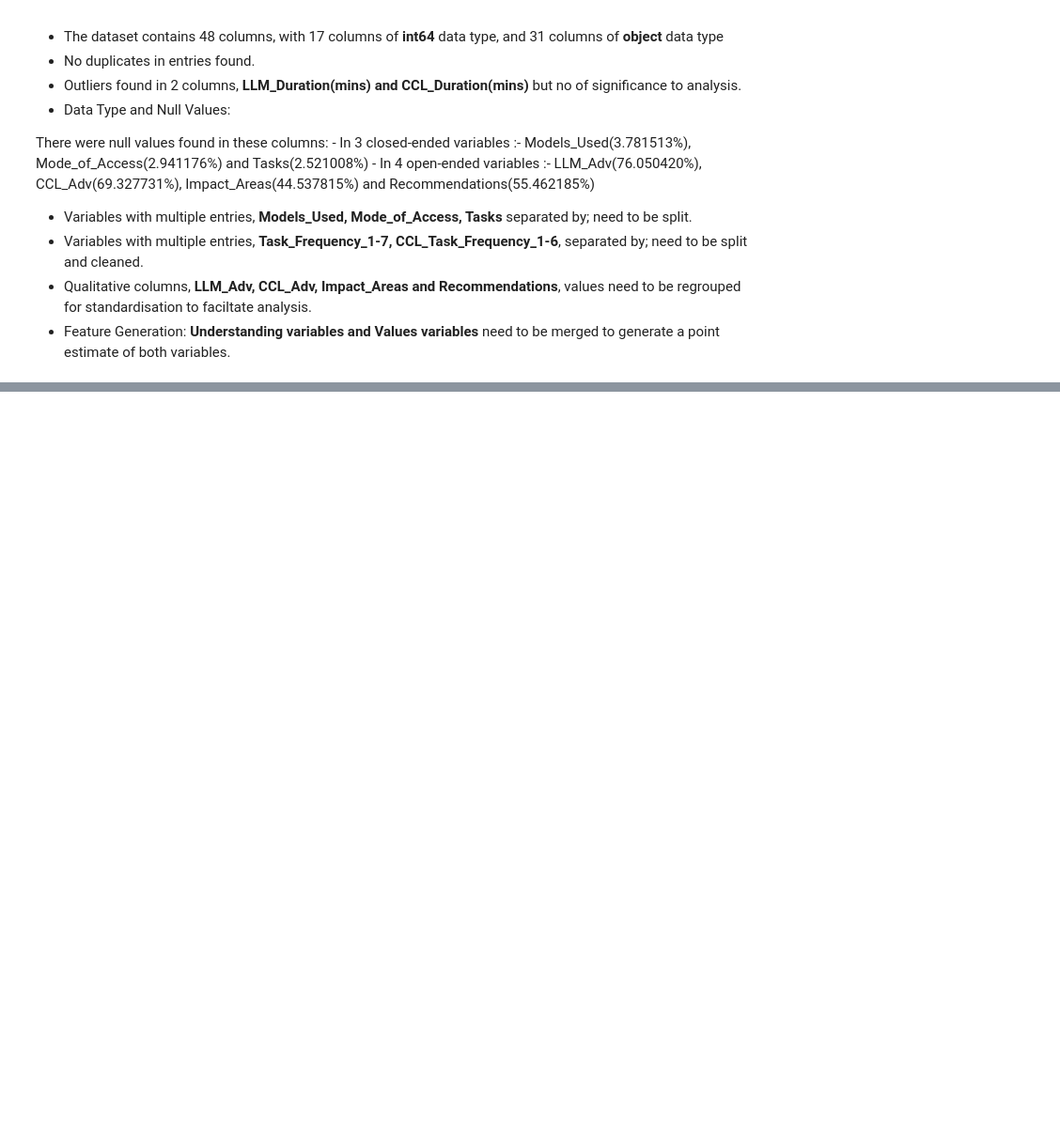
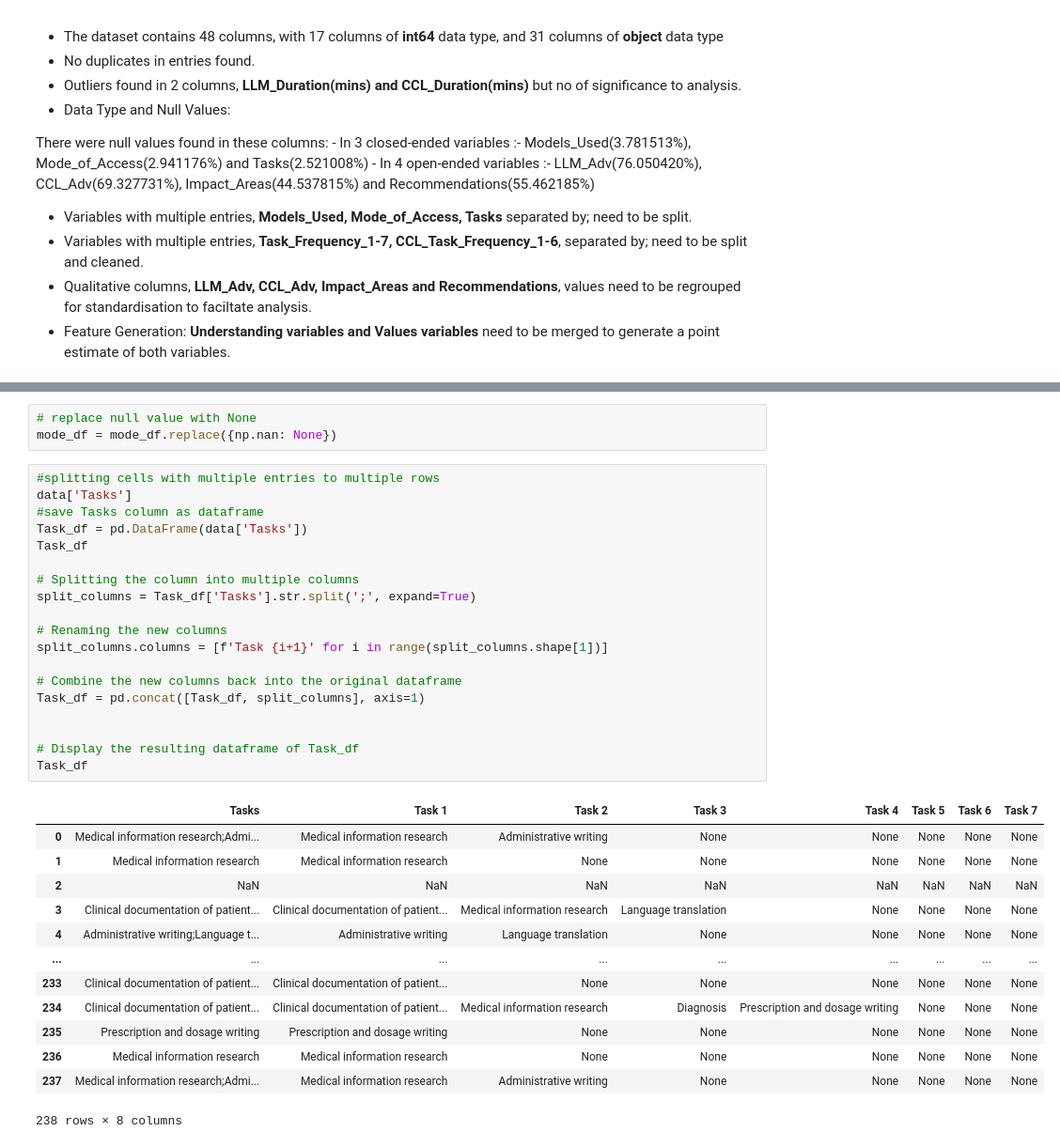
Before and after one commit to elle-shika/Healthy-Models, a Jupyter notebook: Script/Analysis.ipynb, the cells around one changed output, grey strips where cells are left out. Shown at 94% size. Drawn from its saved outputs; the diff is of its cells as text; blank space fills up the shorter version.

Commit message:
Complete Data Cleaning

```diff
--- a/Script/Analysis.ipynb
+++ b/Script/Analysis.ipynb
@@ -430,0 +533,36 @@ Unique Charaters of Profession
+# %%
+# replace null value with None
+mode_df = mode_df.replace({np.nan: None})
+# %%
+#splitting cells with multiple entries to multiple rows
+data['Tasks']
+#save Tasks column as dataframe
+Task_df = pd.DataFrame(data['Tasks'])
+Task_df
+
+# Splitting the column into multiple columns
+split_columns = Task_df['Tasks'].str.split(';', expand=True)
+
+# Renaming the new columns
+split_columns.columns = [f'Task {i+1}' for i in range(split_columns.shape[1])]
+
+# Combine the new columns back into the original dataframe
+Task_df = pd.concat([Task_df, split_columns], axis=1)
+
+
+# Display the resulting dataframe of Task_df
+Task_df
+# %% [output]
+|  | Tasks | Task 1 | Task 2 | Task 3 | Task 4 | Task 5 | Task 6 | Task 7 |
+| 0 | Medical information research;Admi... | Medical information research | Administrative writing | None | None | None | None | None |
+| 1 | Medical information research | Medical information research | None | None | None | None | None | None |
+| 2 | NaN | NaN | NaN | NaN | NaN | NaN | NaN | NaN |
+| 3 | Clinical documentation of patient... | Clinical documentation of patient... | Medical information research | Language translation | None | None | None | None |
+| 4 | Administrative writing;Language t... | Administrative writing | Language translation | None | None | None | None | None |
+| ... | ... | ... | ... | ... | ... | ... | ... | ... |
+| 233 | Clinical documentation of patient... | Clinical documentation of patient... | None | None | None | None | None | None |
+| 234 | Clinical documentation of patient... | Clinical documentation of patient... | Medical information research | Diagnosis | Prescription and dosage writing | None | None | None |
+| 235 | Prescription and dosage writing | Prescription and dosage writing | None | None | None | None | None | None |
+| 236 | Medical information research | Medical information research | None | None | None | None | None | None |
+| 237 | Medical information research;Admi... | Medical information research | Administrative writing | None | None | None | None | None |
+238 rows × 8 columns
```
Also changed, not shown: parts of 30 cells of this notebook.
